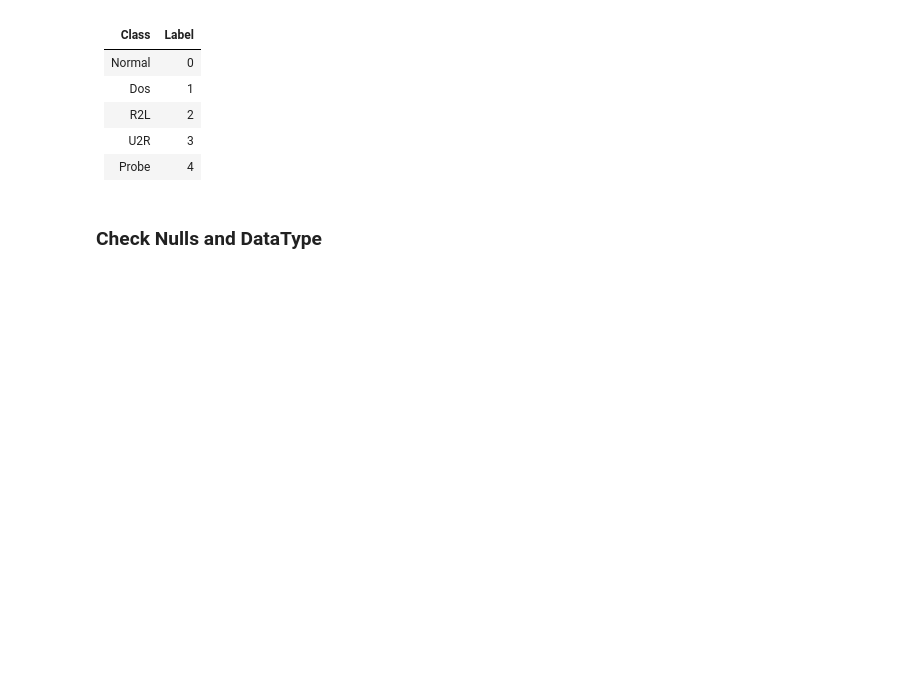
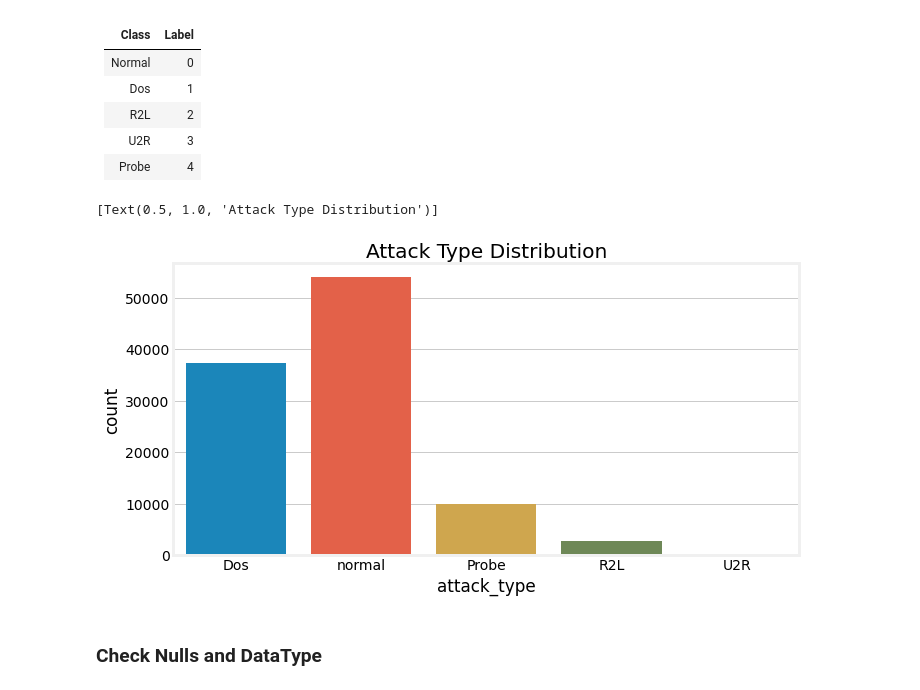
Before and after one commit to patii01/ACA-Project, a Jupyter notebook: pca.ipynb, the cells around one changed output. Cells and saved outputs as stored; diff of their text form; code cells hidden in the pictures; blank space fills up the shorter version.

```diff
--- a/pca.ipynb
+++ b/pca.ipynb
@@ -39,6 +39,11 @@ SampleID = test_students['SampleID']
 train_students = pd.read_csv(PATH_TO_DATA + 'train_students.csv')
 # %%
 test_students = test_students.drop('SampleID', axis=1)
+# %%
+sns.countplot(x=train_students['attack_type'], data=train_students).set(title='Attack Type Distribution')
+# %% [output]
+[Text(0.5, 1.0, 'Attack Type Distribution')]
+[figure, added]
 # %% [markdown]
 ### Check Nulls and DataType
 # %%
```
Also changed, not shown: 2 other files.
